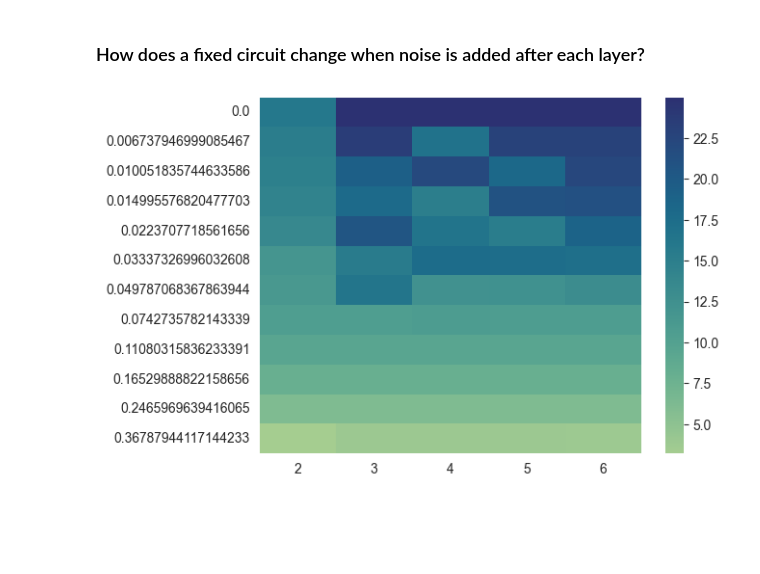
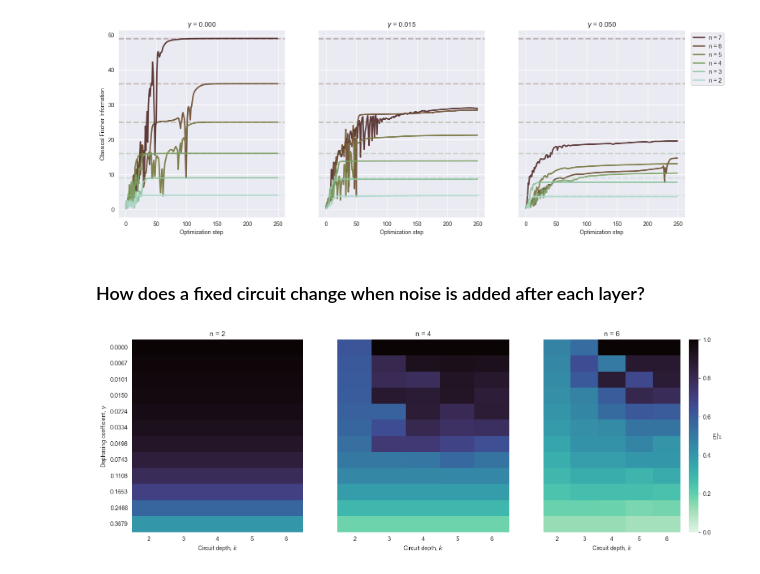
Before and after one commit to benjimaclellan/queso, a Jupyter notebook: experiments/analyze_noisy_cfi.ipynb, the cells around one changed output. Saved outputs shown, nothing was run; the diff lists cells and outputs as text; code cells hidden in the pictures; blank space fills up the shorter version.

```diff
--- a/experiments/analyze_noisy_cfi.ipynb
+++ b/experiments/analyze_noisy_cfi.ipynb
@@ -5,6 +7,9 @@ import pandas as pd
 import pathlib
 import numpy as np
 from matplotlib import cm
+import matplotlib as mpl
+mpl.rcParams['lines.linewidth'] = 2.5
+
 
 from queso.utils.io import IO
 # %%
@@ -32,5 +37,5 @@ def load_data(io, ns, ks):
 
     return data
 
-io = IO(folder=r"noisy_cfi_batch_sweep")
+io = IO(folder=r"noisy_cfi_batch_sweep", verbose=False)
 data = load_data(io, ns, ks)
@@ -103,25 +76,60 @@ KeyError: 8
+# %%
+fig, axs = plt.subplots(nrows=1, ncols=3, figsize=[18, 6], sharey=True)
+colors = sns.cubehelix_palette(start=0.5, rot=0.75, dark=0.2, light=.8, as_cmap=True)
+norm = lambda x: (x - np.min(ns))/(np.max(ns) - np.min(ns))
+
+gammas = sorted(df["gamma"].unique())
+k = 6
+for ax, i in zip(axs, (0, 3, 6)):
+    gamma = gammas[i]
+    for n in reversed(ns):
+        ax.axhline(n**2, color=colors(norm(n)), ls='--', alpha=0.3)
+
+        df = data[n][k]
+        row = df[df["gamma"] == gamma]
+
+        row = row.loc[row["cfi"].idxmax()]
+
+        ax.plot(row.loss, color=colors(norm(n)), alpha=0.9, label=f"n = {n}")
+
+    ax.set(xlabel="Optimization step", title=f"$\gamma$ = {gamma:0.3f}")
+    if ax == axs[0]:
+        ax.set(ylabel="Classical Fischer Information")
+    if ax == axs[-1]:
+        ax.legend(loc='upper left', bbox_to_anchor=(1.02, 1), ncol=1)
+
+plt.show()
+# %% [output]
+[figure, added]
 # %% [markdown]
 ### How does a fixed circuit change when noise is added after each layer?
 # %%
-fig, ax = plt.subplots(nrows=1, ncols=1)
-colors = sns.color_palette("crest", as_cmap=True)
-norm = lambda x: (x - np.min(ns))/(np.max(ns) - np.min(ns))
+fig, axs = plt.subplots(nrows=1, ncols=3, figsize=[18, 6], sharey=True)
+
 gammas = sorted(df["gamma"].unique())
+ks = [2, 3, 4, 5, 6]
+n = 7
+for ax, n in zip(axs, (2, 4, 6)):
+    mat = np.zeros([len(ks), len(gammas)])
+    for i, k in enumerate(reversed(ks)):
+        for j, gamma in enumerate(gammas):
 
-n = 5
-mat = np.zeros([len(ks), len(gammas)])
-for i, k in enumerate(reversed(ks)):
-    for j, gamma in enumerate(gammas):
+            df = data[n][k]
+            row = df[df["gamma"] == gamma]
+            row = row.loc[row["cfi"].idxmax()]
 
-        df = data[n][k]
-        row = df[df["gamma"] == gamma]
-        row = row.loc[row["cfi"].idxmax()]
+            mat[i, j] = row["cfi"]
 
-        mat[i, j] = row["cfi"]
+    mat = np.flipud(mat)
 
-mat = np.flipud(mat)
-
-sns.heatmap(mat.T, xticklabels=ks, yticklabels=gammas, cmap="crest")
+    yticks = [f"{gamma:0.4f}" for gamma in gammas]
+    sns.heatmap(mat.T / n**2, xticklabels=ks, yticklabels=yticks, ax=ax, vmax=1.0, vmin=0.0,
+                cmap="mako_r", cbar_kws={"label": r"$\frac{CFI}{n^2}$"}, cbar=True if ax==axs[-1] else False)
+    ax.set(xlabel="Circuit depth, $k$", title=f"n = {n}")
+    if ax == axs[0]:
+        ax.set(ylabel="Dephasing coefficient, $\gamma$", )
+        ax.set_yticks(ticks=list(range(len(yticks))), rotation=45)
+        # plt.yticks(rotation=0)
 plt.show()
 # %% [output]
-[figure, old version]
+[figure, new version]
```
Also changed, not shown: parts of 4 cells of this notebook, 26 other files.
